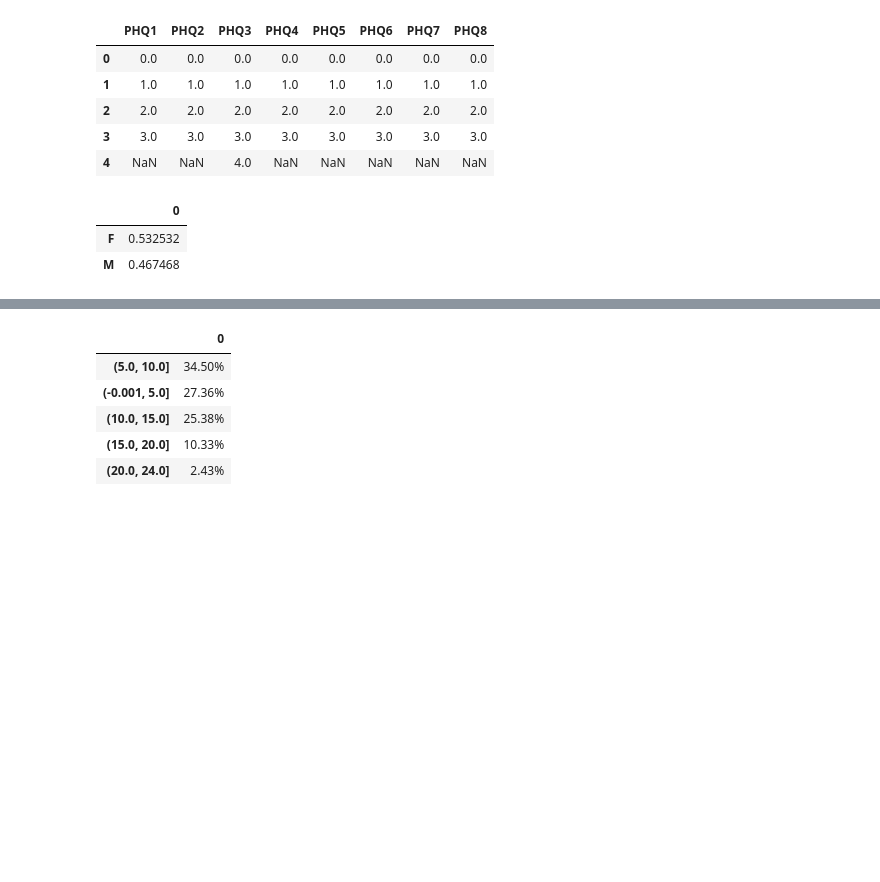
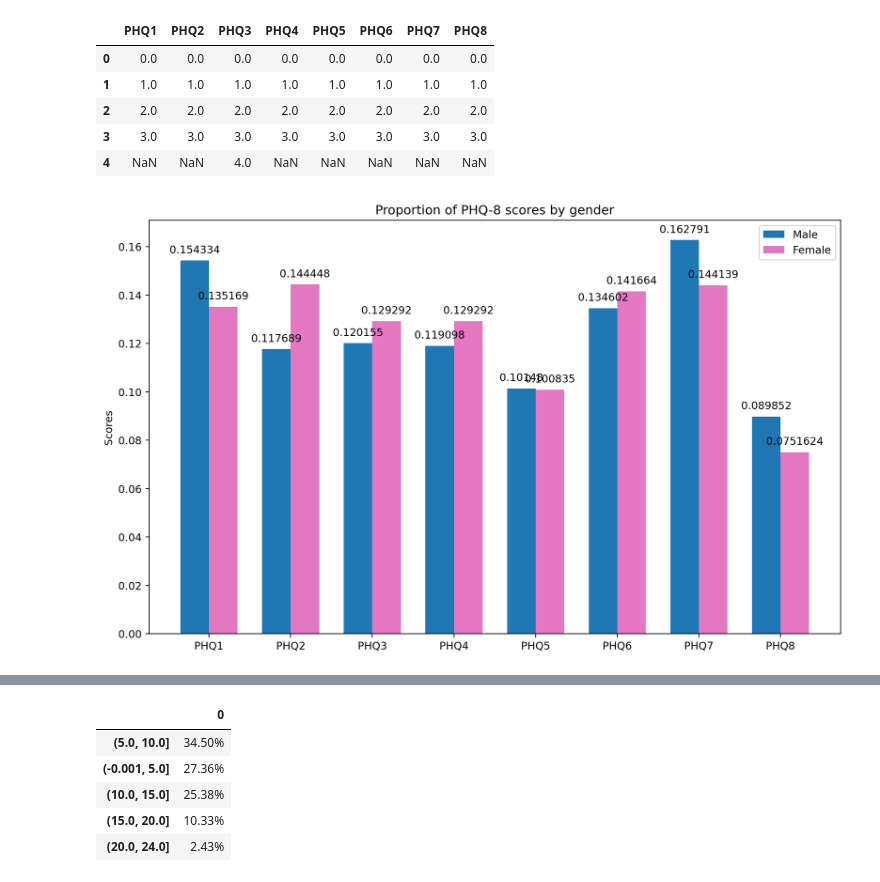
Before and after one commit to brk-a/MentalHealthAnalysis, a Jupyter notebook: exploration.ipynb, the cells around one changed output, grey strips where cells are left out. Drawn from its saved outputs; the diff is of its cells as text; code cells hidden in the pictures; blank space fills up the shorter version.

```diff
--- a/exploration.ipynb
+++ b/exploration.ipynb
@@ -81,6 +80,9 @@ default_blue = sns.color_palette('tab10')[0]
 #default orange
 default_orange = sns.color_palette('tab10')[1]
 
+#default pink
+default_pink = sns.color_palette('tab10')[6]
+
 #default palette
 default_palette = sns.color_palette('tab10')
 # %%
@@ -416,35 +435,32 @@ profile.to_file(output_file='avg_phq_report.html')
-# %%
-
-
-# for i in range(len(df)):
-
-def icreate_average_super_set(var_1: str, var_2: str):
-    """ create_average_super_set"""
-    li = [i for i in df.columns if i.startswith(var_2)]
-
-
-
-    avg_dict = {}
-
-    for i in range(len(li)):
-        avg_grp = group_sum(var_1, li[i])
-        li_di = dict(avg_grp)
-        avg_dict[li[i]] = li_di
-    df_avg_dict = pd.DataFrame(avg_dict)
-
-    return df_avg_dict
-
-aa = icreate_average_super_set('Gender', 'PHQ')
-ab = aa.sum(axis=1).to_frame()
-x = ab.index
-y = ab.values
-z = [i / np.array(y).sum() for i in y]
-# z = np.array(y).sum()
-z
-a = pd.DataFrame({k:v for (k, v) in zip(x, z)}).transpose()
-a
-#.value_counts(normalize=True).to_frame().style.format('{:.2%}')
-# %% [output]
-|  | 0 |
-| F | 0.532532 |
-| M | 0.467468 |
+# %%
+aa = create_sum_metric('Gender', 'PHQ')
+# a = create_percentage_df(aa)
+# a = a.transpose()
+aa = aa.transpose()
+ab = [i/ aa['F'].sum() for i in aa['F']]
+ac = [i/ aa['M'].sum() for i in aa['M']]
+ad = pd.DataFrame([ab, ac], index=['Female', 'Male'], columns=aa.transpose().columns).transpose()
+ad
+x = ad.index.values[:]
+y1 = ad.values[0:8,0]
+y2 = ad.values[0:8,1]
+lab1 = [f'{i*100:.2f}%' for i in y1]
+lab2 = [f'{i*100:.2f}%' for i in y2]
+# create_fig('', '', 'PHQ Score')
+# plt.bar(x, y1, color=default_pink)
+# plt.bar(x, y2, color=default_blue)
+labels = x
+i = np.arange(len(labels))
+width = 0.35
+fig, ax = create_sub()
+rects1 = ax.bar(i - width/2, y2, width, label='Male', color=default_blue)
+rects2 = ax.bar(i + width/2, y1, width, label='Female', color=default_pink)
+ax.set_ylabel('Scores')
+ax.set_title('Proportion of PHQ-8 scores by gender')
+ax.set_xticks(i, labels)
+ax.bar_label(rects1, padding=5)
+ax.bar_label(rects2, padding=5)
+ax.legend()
+fig.tight_layout();
+# %% [output]
+[figure, added]
```
Also changed, not shown: parts of 25 cells of this notebook.
